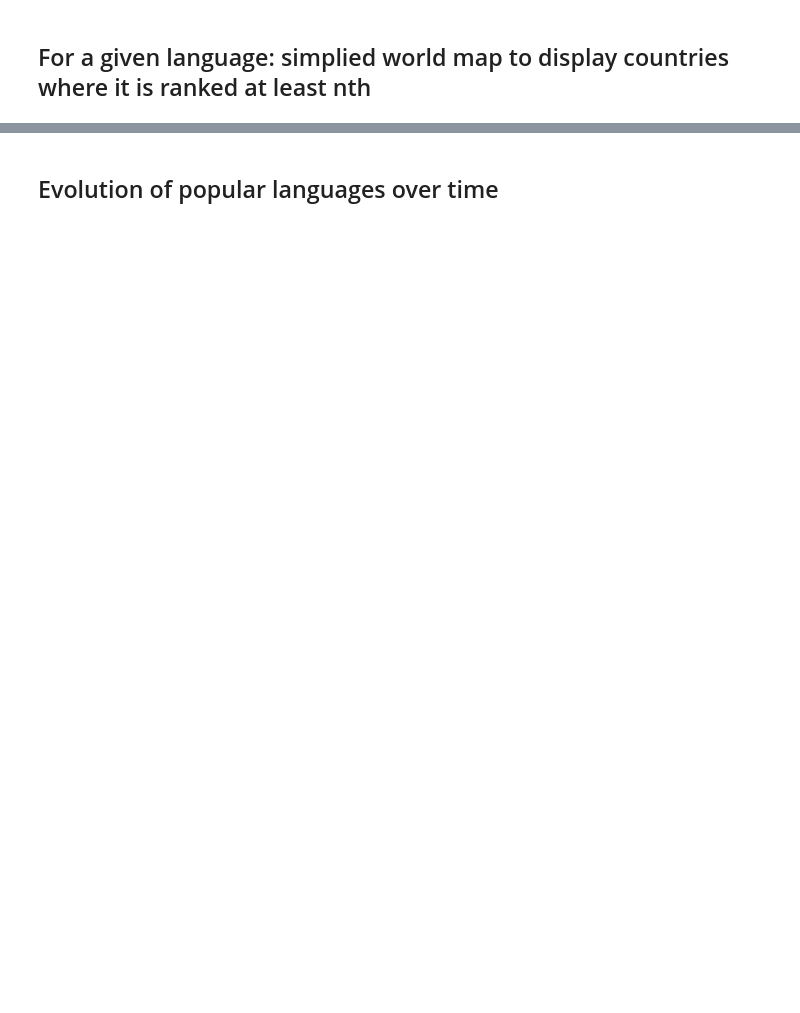
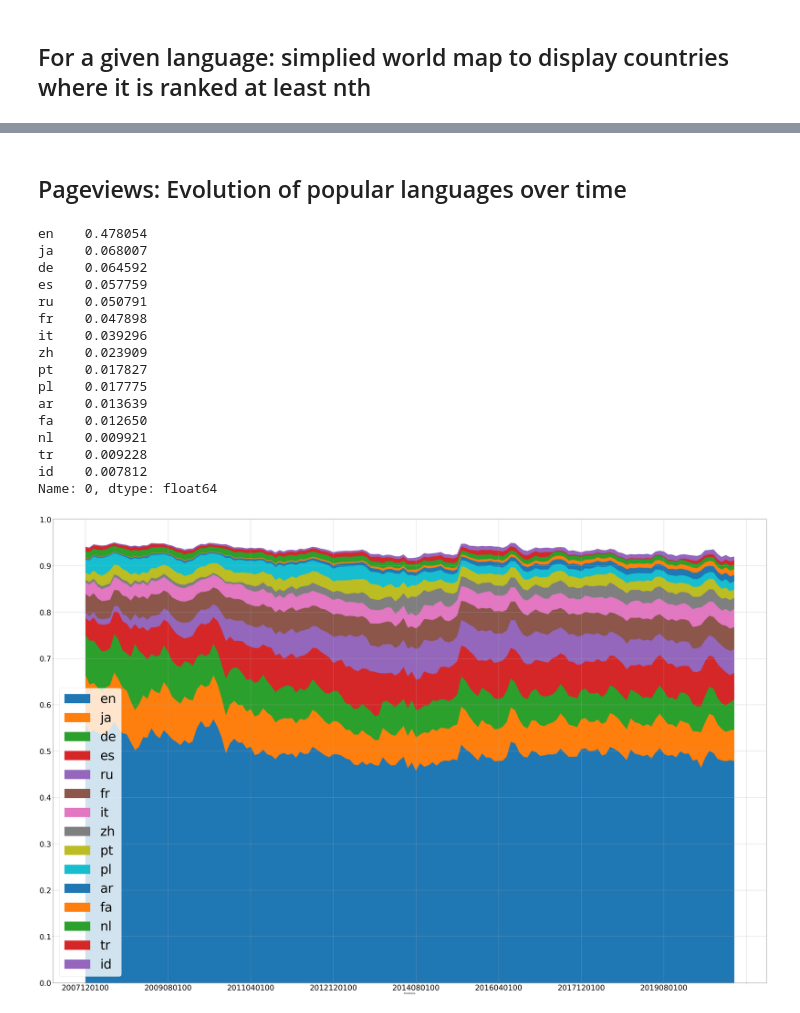
Before and after one commit to a455bcd9/wikilangtrends, a Jupyter notebook: Wikipedia Languages.ipynb, the cells around one changed output, grey strips where cells are left out. Saved outputs shown, nothing was run; the diff lists cells and outputs as text; code cells hidden in the pictures; blank space fills up the shorter version.

```diff
--- a/Wikipedia Languages.ipynb
+++ b/Wikipedia Languages.ipynb
@@ -362,4 +379,4 @@ display_svg(svg_code)
 # %% [output]
 [drawing not drawn]
 # %% [markdown]
-## Evolution of popular languages over time
+## Pageviews: Evolution of popular languages over time
@@ -365,0 +448,45 @@ display_svg(svg_code)
+# %%
+# Only display the most viewed
+# https://meta.wikimedia.org/wiki/List_of_Wikipedias/Table2
+
+n_top = 15
+most_viewed_wp_values = all_languages_pageviews_pct.iloc[[-1]].reset_index().drop(columns='timestamp').transpose().nlargest(n=n_top, columns=0)[0]
+print(most_viewed_wp_values)
+
+if test_mode:
+    most_viewed_wp = wiki_codes
+else:
+    most_viewed_wp = [
+        'en', 'ja', 'es', 'de', 'ru', 'fr', 'it', 'zh', 'pt', 'pl',
+        # 'ar', 'fa', 'nl', 'tr', 'id',
+    ]
+    most_viewed_wp = most_viewed_wp_values.index.to_list()
+
+params = {
+    'y': most_viewed_wp,
+    'figsize': (60,40),
+    'fontsize': 35,
+    'yticks': [x/10 for x in range(11)],
+    'grid': True,
+    'legend': False,
+}
+ax = all_languages_pageviews_pct.plot.area(**params)
+leg = ax.legend(loc=3, prop={'size': 60})
+# %% [output]
+en    0.478054
+ja    0.068007
+de    0.064592
+es    0.057759
+ru    0.050791
+fr    0.047898
+it    0.039296
+zh    0.023909
+pt    0.017827
+pl    0.017775
+ar    0.013639
+fa    0.012650
+nl    0.009921
+tr    0.009228
+id    0.007812
+Name: 0, dtype: float64
+[figure, added]
```
Also changed, not shown: parts of 10 cells of this notebook.
